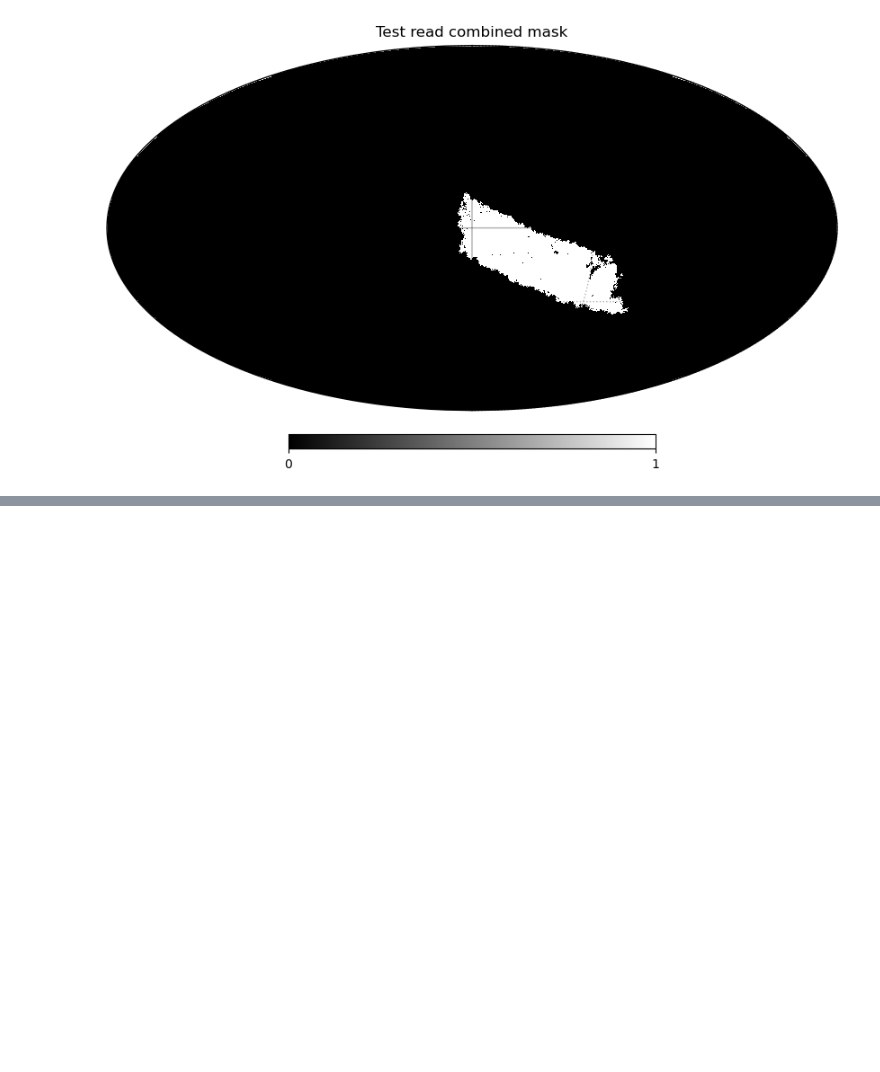
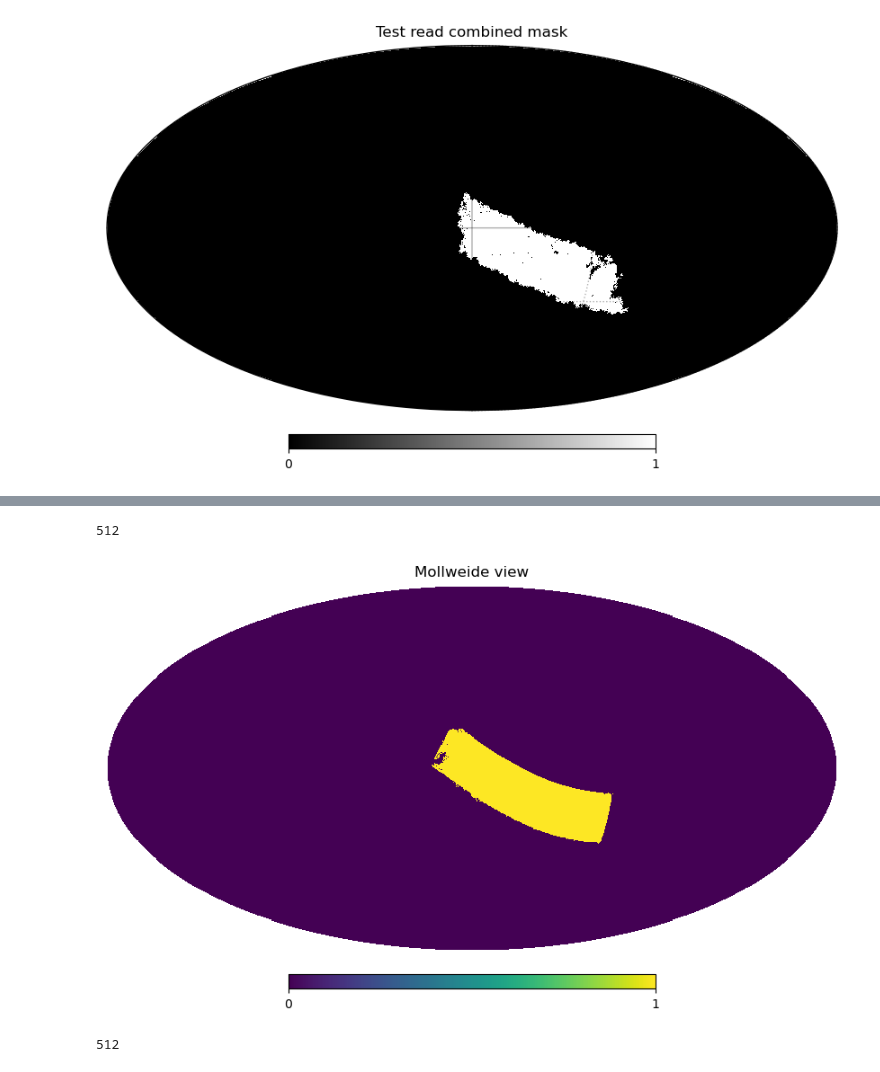
Before and after one commit to LSSTDESC/TXPipe, a Jupyter notebook: txpipe_util.ipynb, the cells around one changed output, grey strips where cells are left out. Cells and saved outputs as stored; diff of their text form; code cells hidden in the pictures; blank space fills up the shorter version.

```diff
--- a/txpipe_util.ipynb
+++ b/txpipe_util.ipynb
@@ -1464,0 +1500,13 @@ test = sacc.Sacc.load_fits('/pscratch/sd/a/anicola/DP2/code/TXPipe/data/outputs/
+# %%
+ngal_map = hp.read_map('/pscratch/sd/a/anicola/DP2/data/masks/ngalmap_mock_dp2_flagship_nside=512.fits')
+# %%
+hp.get_nside(ngal_map)
+# %% [output]
+512
+# %%
+mask = copy.deepcopy(ngal_map)
+mask[mask > 0] = 1.0
+# %%
+hp.mollview(mask)
+# %% [output]
+[figure, added]
@@ -1464,0 +1515,4 @@ test = sacc.Sacc.load_fits('/pscratch/sd/a/anicola/DP2/code/TXPipe/data/outputs/
+# %%
+hp.get_nside(dp2_mask)
+# %% [output]
+512
```
Also changed, not shown: parts of 20 cells of this notebook, 1 other file.
